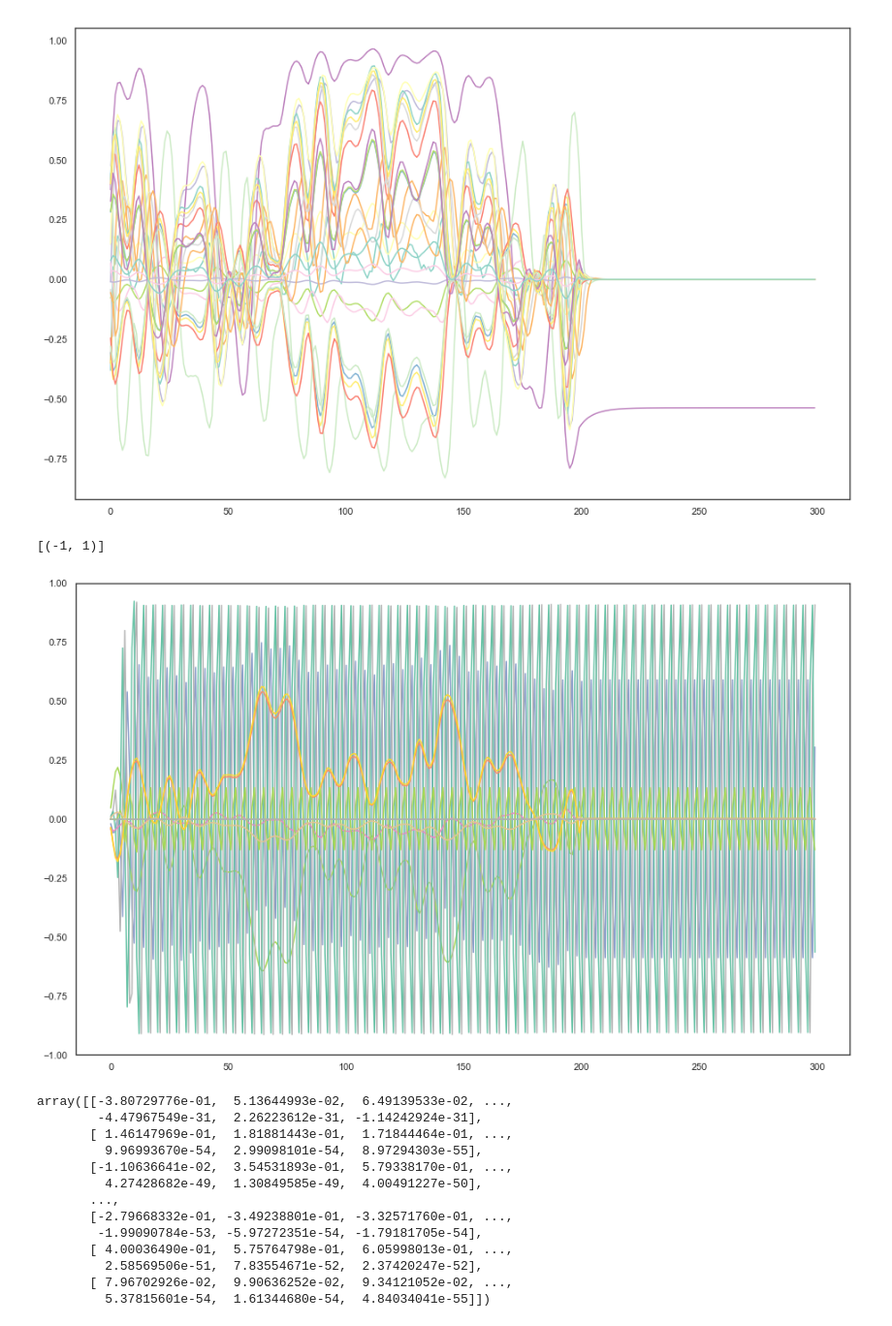
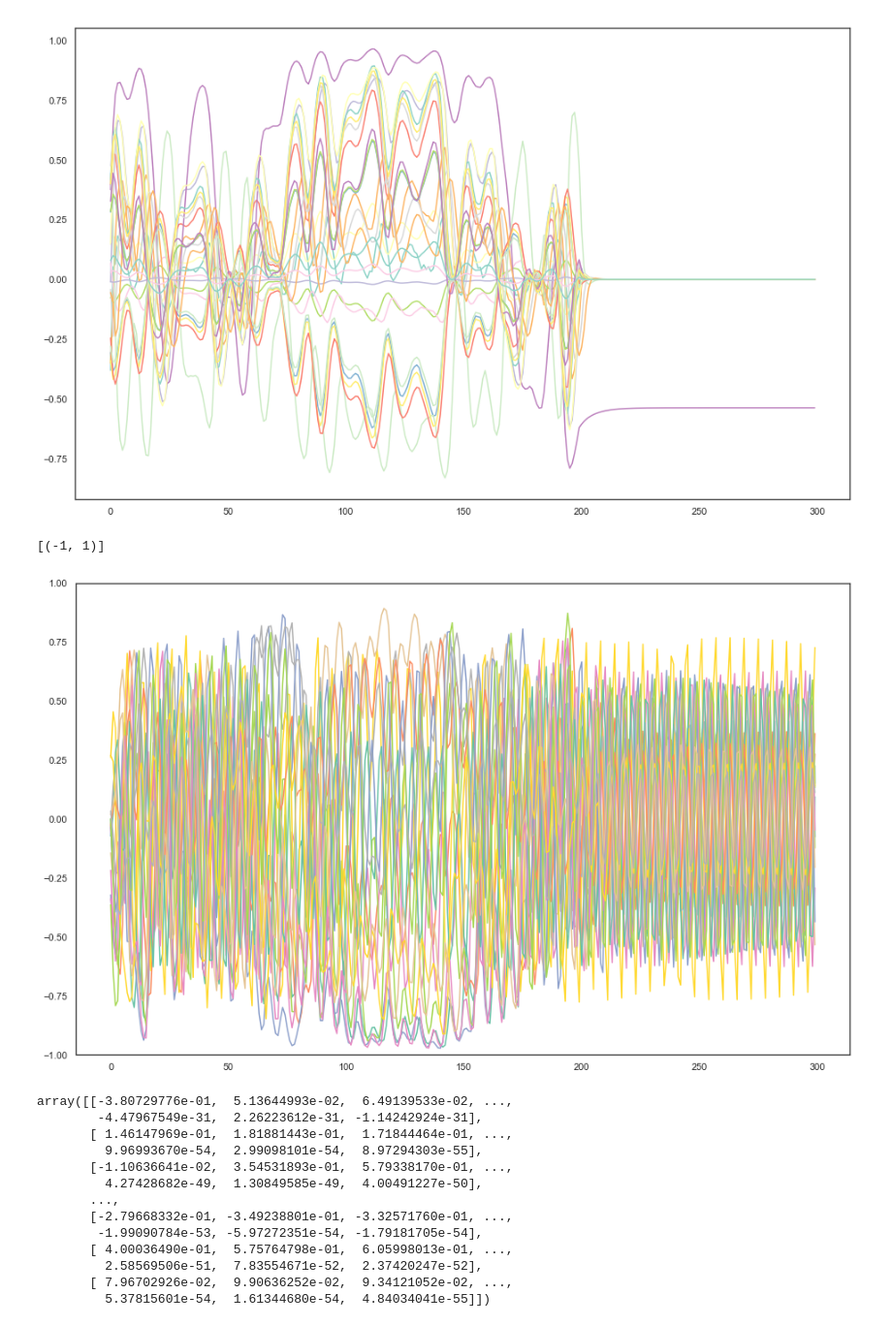
Before and after one commit to jamiecwebber/MusicMotionHack, a Jupyter notebook: Demo.ipynb, the cells around one changed output. Shown at 97% size. Cells and saved outputs as stored; diff of their text form; code cells hidden in the pictures.

Commit message:
working sending different inputs to reaper

```diff
--- a/Demo.ipynb
+++ b/Demo.ipynb
@@ -91,26 +91,26 @@ for j in range(100):
 # %%
 #  df = pd.DataFrame(dict(time=np.arange(25),
 #                          value=np.array(output[])))
-esn = SimpleESN(n_readout=16, n_components=16, n_inputs=2, input_gain=3, input_sparcity=0.3, damping=0.8, random_state=95328, weight_scaling=3, sparcity=0.0685)
+esn = SimpleESN(n_readout=16, n_components=16, n_inputs=2, input_gain=3, input_sparcity=0.7, damping=0.6, random_state=95398, weight_scaling=2.0, sparcity=0.7)
 
 fig = plt.gcf()
 fig.set_size_inches(16,10)
 
 output = []
 for i in range(200):
     step=[y[400000+i],y[500000+i]]
 
     output.append(esn.step(step))
 
 
 for j in range(100):
     output.append(esn.step([0,0]))
 
 plot = sns.lineplot(data=np.array(output),dashes=False, legend=False)
 plot.set(ylim=(-1,1))
 # %% [output]
 [(-1, 1)]
-[figure, old version]
+[figure, new version]
 # %%
 
 plot.get_figure().savefig('output.png')
```
Also changed, not shown: 1 other file.
